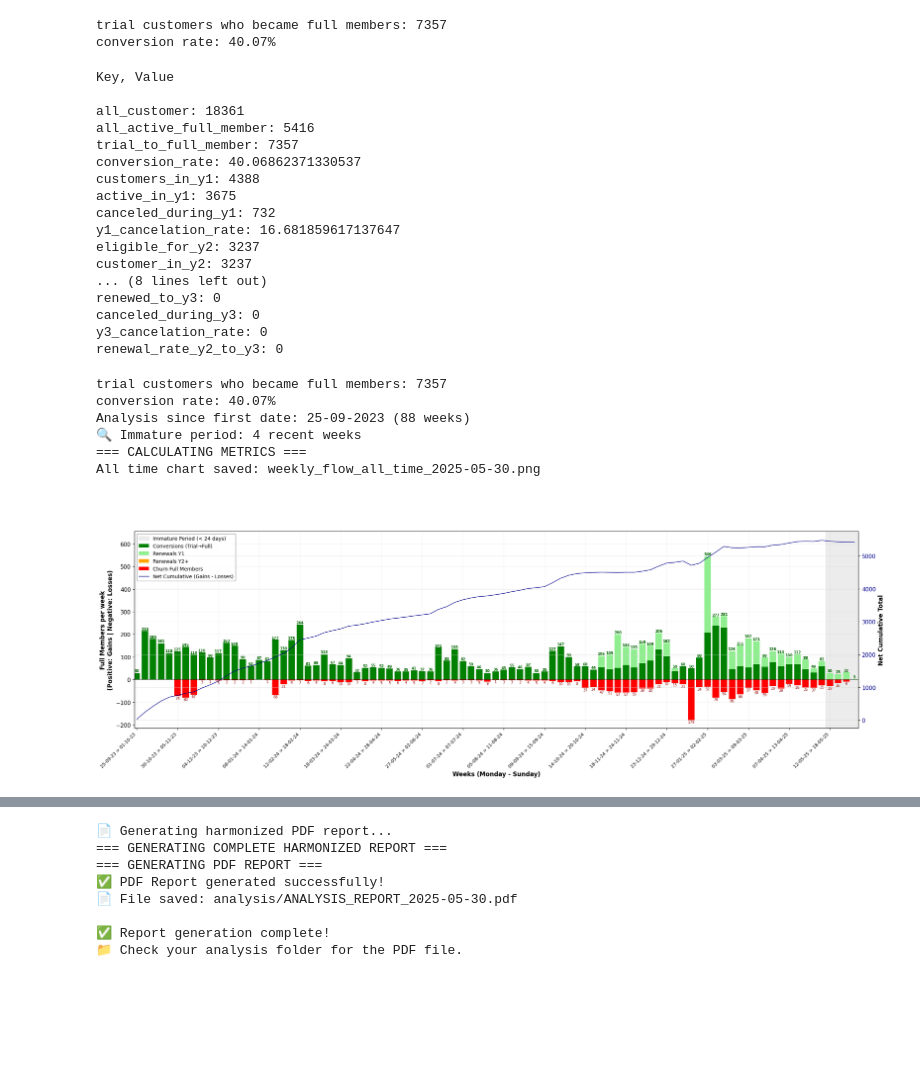
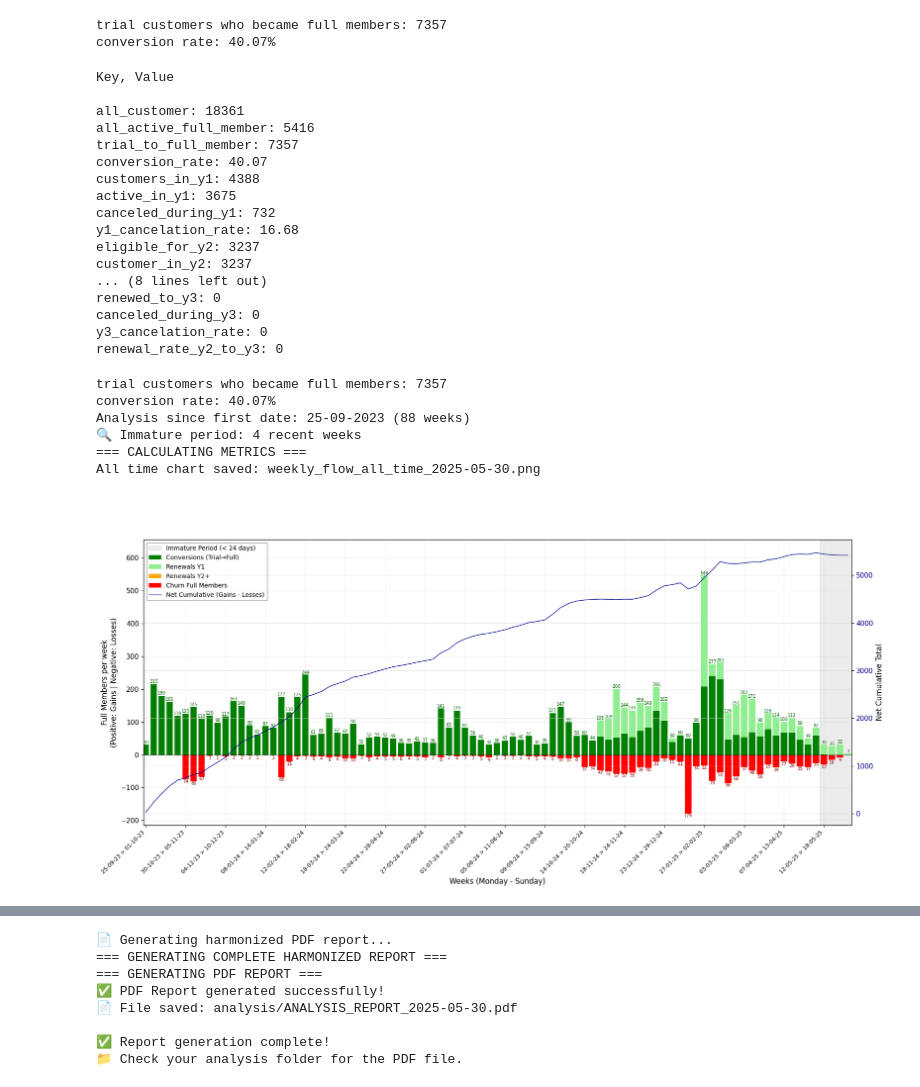
Before and after one commit to 75016paris/dishpatch-app, a Jupyter notebook: claude.ipynb, the cells around one changed output, grey strips where cells are left out. Cells and saved outputs as stored; diff of their text form; code cells hidden in the pictures; blank space fills up the shorter version.

```diff
--- a/claude.ipynb
+++ b/claude.ipynb
@@ -1017,7 +1015,7 @@ def cus_renewal(df):
         'trial_to_full_member_df' : trial_to_full_member,
         'trial_to_full_member' : len(trial_to_full_member),
 
-        'conversion_rate' : conversion_rate,
+        'conversion_rate' : round(conversion_rate, 2),
 
         'customers_in_y1_df' : customers_in_y1,
         'customers_in_y1' : len(customers_in_y1),
@@ -1028,7 +1026,7 @@ def cus_renewal(df):
         'canceled_during_y1_df' : canceled_during_y1,
         'canceled_during_y1' : len(canceled_during_y1),
 
-        'y1_cancelation_rate' : y1_cancelation_rate,
+        'y1_cancelation_rate' : round(y1_cancelation_rate, 2),
 
         'eligible_for_y2_df' : eligible_for_y2,
         'eligible_for_y2' : len(eligible_for_y2),
@@ -1046,7 +1044,7 @@ def cus_renewal(df):
         'canceled_during_y2' : len(canceled_during_y2),
 
         'y2_cancelation_rate' : y2_cancelation_rate,
-        'renewal_rate_y1_to_y2' : renewal_rate_y1_to_y2,
+        'renewal_rate_y1_to_y2' : round(renewal_rate_y1_to_y2, 2),
 
         'eligible_for_y3_df' : eligible_for_y3,
         'eligible_for_y3' : len(eligible_for_y3),
@@ -1064,7 +1062,8 @@ def cus_renewal(df):
         'canceled_during_y3' : len(canceled_during_y3),
 
         'y3_cancelation_rate' : y3_cancelation_rate,
-        'renewal_rate_y2_to_y3' : renewal_rate_y2_to_y3}
+        'renewal_rate_y2_to_y3' : round(renewal_rate_y2_to_y3, 2)
+        }
 
     return renewal_dict
 
@@ -1084,11 +1083,11 @@ Key, Value
 all_customer: 18361
 all_active_full_member: 5416
 trial_to_full_member: 7357
-conversion_rate: 40.06862371330537
+conversion_rate: 40.07
 customers_in_y1: 4388
 active_in_y1: 3675
 canceled_during_y1: 732
-y1_cancelation_rate: 16.681859617137647
+y1_cancelation_rate: 16.68
 eligible_for_y2: 3237
 customer_in_y2: 3237
 ... (8 lines left out)
@@ -1175,7 +1174,7 @@ def weekly_flow_all_time(cus_df, today_date):
     net_cumulative = net_weekly.cumsum()
 
        # === CREATE CHART - ALL TIME ===
-    fig, ax = plt.subplots(1, 1, figsize=(22, 8))
+    fig, ax = plt.subplots(1, 1, figsize=(18, 9))
 
     # weeks_labels = [week_info['monday'] + ' > ' + week_info['sunday'] for week_info in week_data]
     # x_pos = range(len(week_range))
@@ -1197,20 +1196,20 @@ def weekly_flow_all_time(cus_df, today_date):
 
     # === AXIS CONFIGURATION ===
     ax.set_ylabel('Full Members per week\n(Positive: Gains | Negative: Losses)',
-                  fontsize=12, fontweight='bold')
-    ax.set_xlabel('Weeks (Monday - Sunday)', fontsize=12, fontweight='bold')
+                  fontsize=12)
+    ax.set_xlabel('Weeks (Monday - Sunday)', fontsize=12)
 
     for i, (conv, ren1, ren2, churn) in enumerate(zip(weekly_conversions, weekly_renewals_y1, weekly_renewals_y2, weekly_churn)):
         total_gains = conv + ren1 + ren2
         if total_gains > 0:
             ax.text(i, total_gains + 0.5, str(int(total_gains)),
-                   ha='center', va='bottom', fontsize=7, color='darkgreen', fontweight='bold')
+                   ha='center', va='bottom', fontsize=7, color='darkgreen')
 
         if churn > 0:
             ax.text(i, -churn - 0.5, str(int(churn)),
                    ha='center', va='top', fontsize=7, color='darkred')
 
-    ax_twin.set_ylabel('Net Cumulative Total', fontsize=12, fontweight='bold')
+    ax_twin.set_ylabel('Net Cumulative Total', fontsize=12)
     ax_twin.tick_params(axis='y', labelcolor='darkblue')
 
     # === VISUAL CONFIGURATION ===
@@ -1248,34 +1247,34 @@ def weekly_flow_all_time(cus_df, today_date):
     period_text = f'(from {start_date} to {end_date})'
     ax.set_title(f'WEEKLY FULL MEMBERS FLOW - ALL TIME\n{period_text}', fontsize=18, fontweight='bold', pad=30)
 
     # Combine legends
     lines1, labels1 = ax.get_legend_handles_labels()
     lines2, labels2 = ax_twin.get_legend_handles_labels()
     ax.legend(lines1 + lines2, labels1 + labels2, loc='best', fontsize=10)
 
     # === SUMMARY METRICS ===
     print("=== CALCULATING METRICS ===")
 
     plt.tight_layout()
 
     # === SAVE ===
     filename = f"weekly_flow_all_time_{today_date.strftime('%Y-%m-%d')}.png"
     plt.savefig(os.path.join(analysis_dir, filename), dpi=300, bbox_inches='tight')
     print(f"All time chart saved: {filename}")
     plt.show()
 
     return weekly_renewals_y1
 
 
 weekly_renewals_y1 = weekly_flow_all_time(sub_df, today_date)
 # %% [output]
 trial customers who became full members: 7357
 conversion rate: 40.07%
 Analysis since first date: 25-09-2023 (88 weeks)
 🔍 Immature period: 4 recent weeks
 === CALCULATING METRICS ===
 All time chart saved: weekly_flow_all_time_2025-05-30.png
-[figure, old version]
+[figure, new version]
 # %%
 def weekly_flow_8_weeks(cus_df, today_date, num_weeks=8):
     """
```
Also changed, not shown: parts of 11 cells of this notebook, 41 other files.
